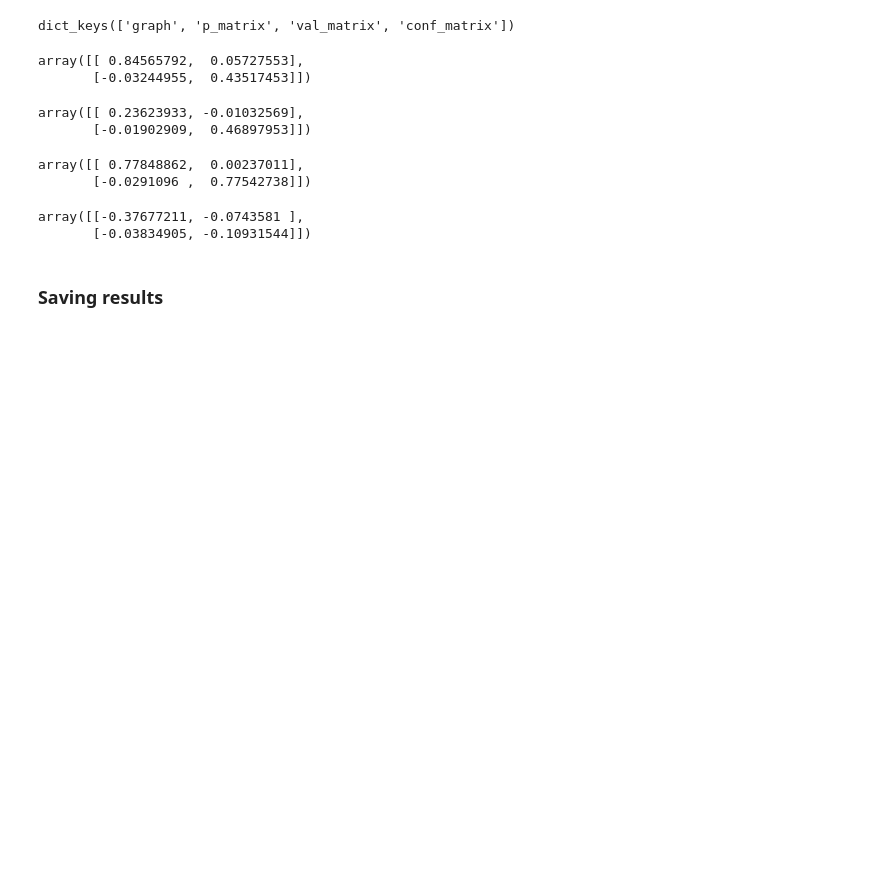
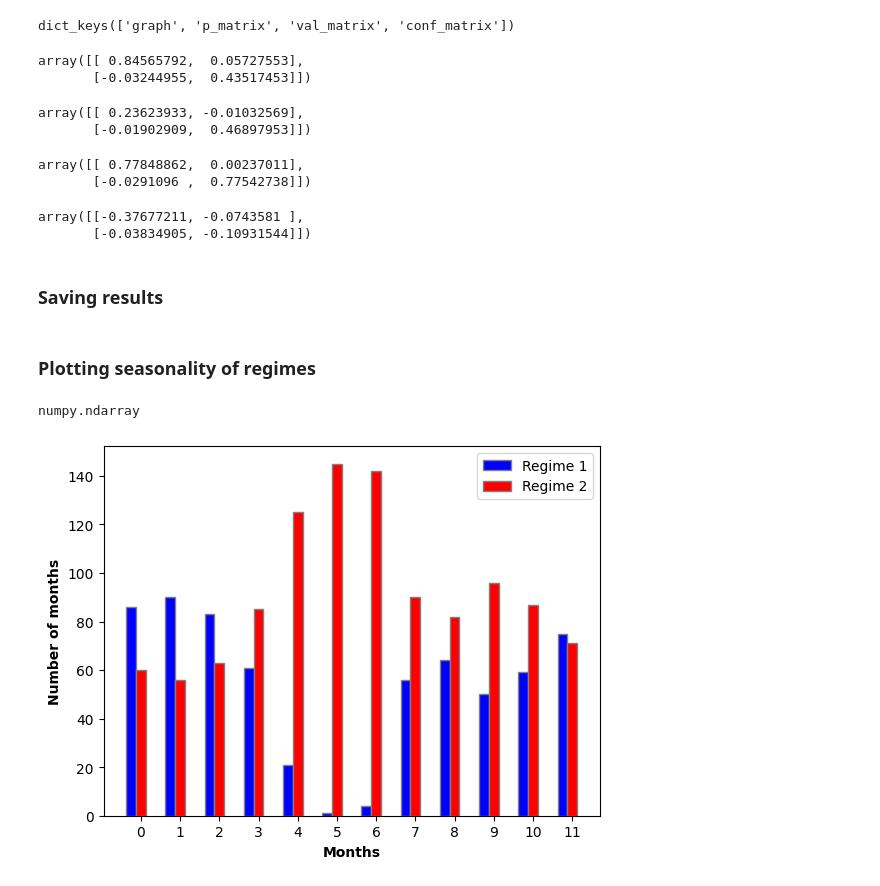
Before and after one commit to michelexyz/ML4G, a Jupyter notebook: regime_pcmci_study_reproduction.ipynb, the cells around one changed output. Drawn from its saved outputs; the diff is of its cells as text; code cells hidden in the pictures; blank space fills up the shorter version.

Commit message:
Added seasonality of regimes plot

```diff
--- a/regime_pcmci_study_reproduction.ipynb
+++ b/regime_pcmci_study_reproduction.ipynb
@@ -521,3 +521,44 @@ file_name = "results_08-02_15-45-00.pkl"
 
 with open(os.path.join('results', file_name), 'rb') as f:
     results = pickle.load(f)
+# %% [markdown]
+### Plotting seasonality of regimes
+# %%
+type(regimes)
+# %% [output]
+numpy.ndarray
+# %%
+regime_groups = {'regime_1': {}, 'regime_2': {}}
+
+
+for m in range(0, 12):
+
+    month_regimes = regimes[m::12]
+    regime_groups['regime_1'][m] = month_regimes[month_regimes == 0].shape[0]
+    regime_groups['regime_2'][m] = month_regimes[month_regimes == 1].shape[0]
+
+# plot regime groups
+fig, ax = plt.subplots()
+
+barWidth = 0.25
+
+r1 = np.arange(len(regime_groups['regime_1']))
+r2 = [x + barWidth for x in r1]
+
+ax.bar(r1, regime_groups['regime_1'].values(), color='b', width=barWidth, edgecolor='grey', label='Regime 1')
+
+ax.bar(r2, regime_groups['regime_2'].values(), color='r', width=barWidth, edgecolor='grey', label='Regime 2')
+
+ax.set_xlabel('Months', fontweight='bold')
+
+ax.set_ylabel('Number of months', fontweight='bold')
+
+ax.set_xticks([r + barWidth for r in range(len(regime_groups['regime_1']))])
+
+ax.set_xticklabels(regime_groups['regime_1'].keys())
+
+ax.legend()
+
+plt.show()
+# %% [output]
+[figure, added]
```
Also changed, not shown: 1 other file.
